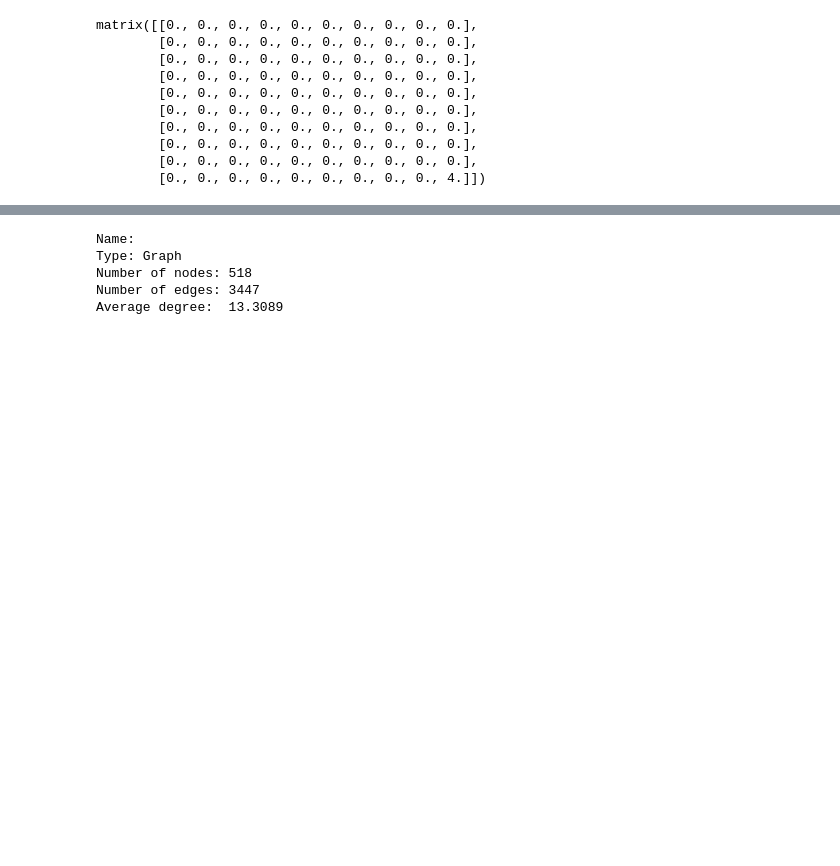
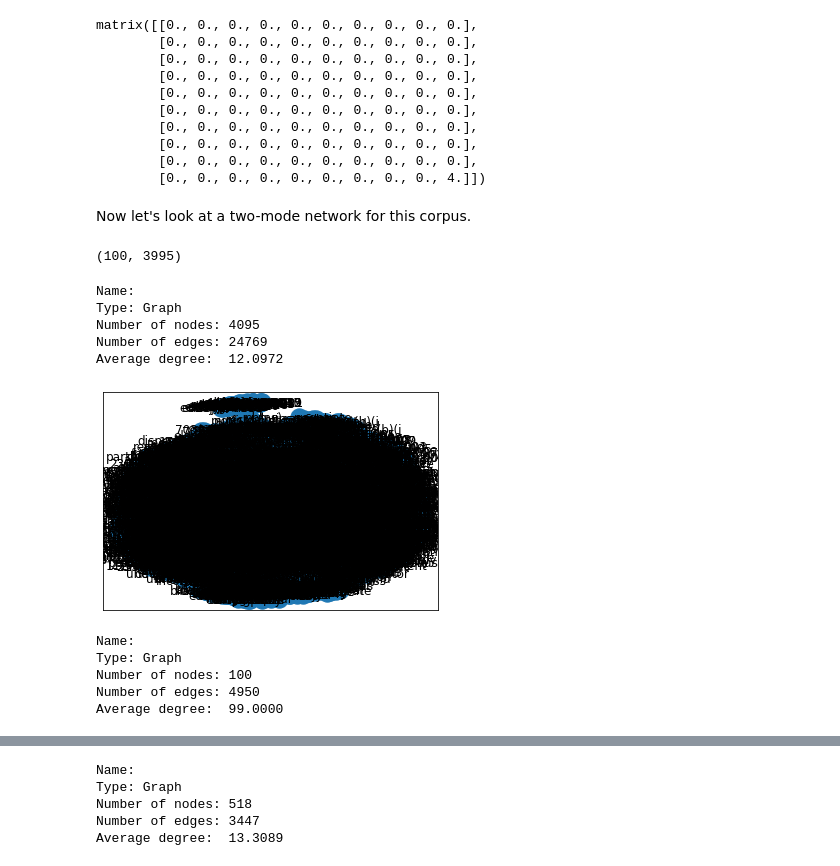
Before and after one commit to lilygrier/Homework-Notebooks, a Jupyter notebook: week-5/5-Semantic-Influence-Networks_lilygrier.ipynb, the cells around one changed output, grey strips where cells are left out. Saved outputs shown, nothing was run; the diff lists cells and outputs as text; code cells hidden in the pictures; blank space fills up the shorter version.

```diff
--- a/week-5/5-Semantic-Influence-Networks_lilygrier.ipynb
+++ b/week-5/5-Semantic-Influence-Networks_lilygrier.ipynb
@@ -653,3 +653,5 @@ matrix([[0., 0., 0., 0., 0., 0., 0., 0., 0., 0.],
         [0., 0., 0., 0., 0., 0., 0., 0., 0., 0.],
         [0., 0., 0., 0., 0., 0., 0., 0., 0., 0.],
         [0., 0., 0., 0., 0., 0., 0., 0., 0., 4.]])
+# %% [markdown]
+Now let's look at a two-mode network for this corpus.
@@ -655,0 +661,4 @@ matrix([[0., 0., 0., 0., 0., 0., 0., 0., 0., 0.],
+# %%
+senVects_incidence.shape
+# %% [output]
+(100, 3995)
@@ -655,0 +674,21 @@ matrix([[0., 0., 0., 0., 0., 0., 0., 0., 0., 0.],
+# %%
+print(nx.info(g_2mode))
+# %% [output]
+Name:
+Type: Graph
+Number of nodes: 4095
+Number of edges: 24769
+Average degree:  12.0972
+# %%
+nx.draw_networkx(g_2mode)
+# %% [output]
+[figure, added]
+# %%
+gDoc = contractNetwork(g_2mode, 'doc')
+print(nx.info(gDoc))
+# %% [output]
+Name:
+Type: Graph
+Number of nodes: 100
+Number of edges: 4950
+Average degree:  99.0000
```
Also changed, not shown: parts of 92 cells of this notebook.
